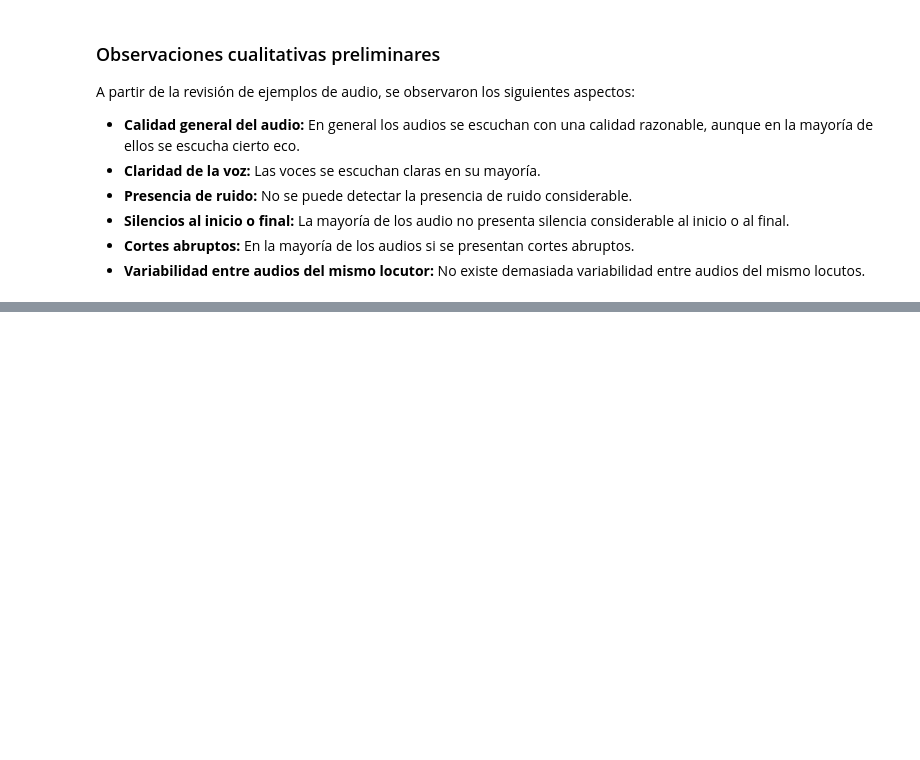
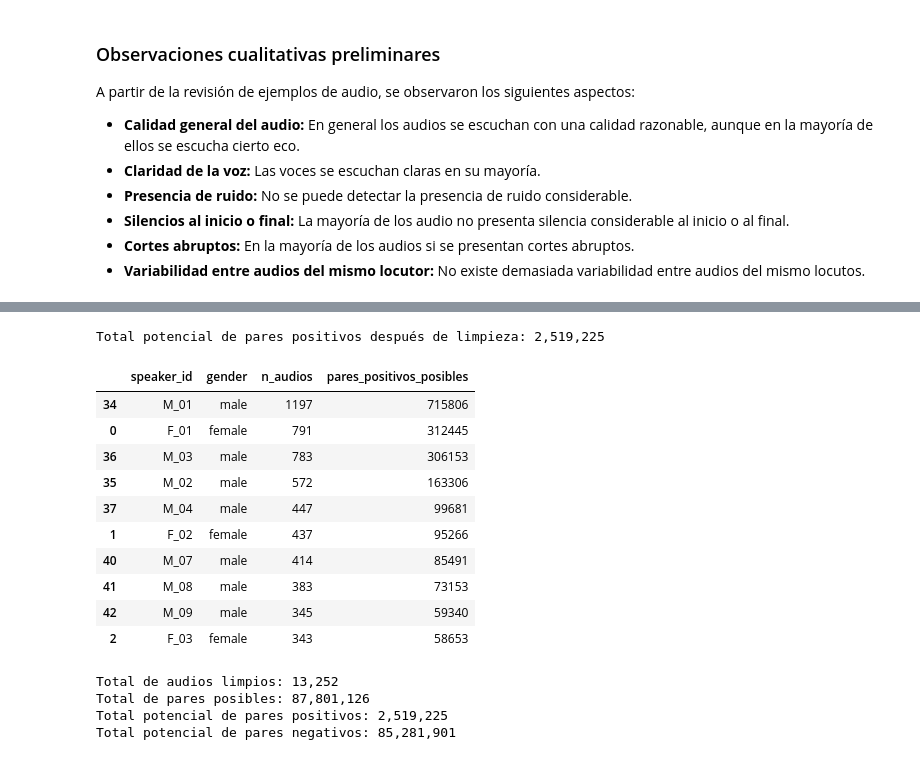
Before and after one commit to CoderDiegoMaximiliano/Servicio-Social-RN-Voz-Forense, a Jupyter notebook: CODIGOS/EXPERIMENTOS/01_exploracion_ciempiess.ipynb, the cells around one changed output, grey strips where cells are left out. Saved outputs shown, nothing was run; the diff lists cells and outputs as text; code cells hidden in the pictures; blank space fills up the shorter version.

```diff
--- a/CODIGOS/EXPERIMENTOS/01_exploracion_ciempiess.ipynb
+++ b/CODIGOS/EXPERIMENTOS/01_exploracion_ciempiess.ipynb
@@ -1367,0 +1788,55 @@ A partir de la revisión de ejemplos de audio, se observaron los siguientes aspe
+# %%
+# ============================================================
+# Pares positivos posibles después de limpieza
+# ============================================================
+
+resumen_locutor_limpio["pares_positivos_posibles"] = (
+    resumen_locutor_limpio["n_audios"]
+    * (resumen_locutor_limpio["n_audios"] - 1)
+    // 2
+)
+
+total_pares_positivos_limpio = (
+    resumen_locutor_limpio["pares_positivos_posibles"].sum()
+)
+
+print(f"Total potencial de pares positivos después de limpieza: {total_pares_positivos_limpio:,}")
+
+resumen_locutor_limpio[
+    ["speaker_id", "gender", "n_audios", "pares_positivos_posibles"]
+].head(10)
+# %% [output]
+Total potencial de pares positivos después de limpieza: 2,519,225
+|  | speaker_id | gender | n_audios | pares_positivos_posibles |
+| 34 | M_01 | male | 1197 | 715806 |
+| 0 | F_01 | female | 791 | 312445 |
+| 36 | M_03 | male | 783 | 306153 |
+| 35 | M_02 | male | 572 | 163306 |
+| 37 | M_04 | male | 447 | 99681 |
+| 1 | F_02 | female | 437 | 95266 |
+| 40 | M_07 | male | 414 | 85491 |
+| 41 | M_08 | male | 383 | 73153 |
+| 42 | M_09 | male | 345 | 59340 |
+| 2 | F_03 | female | 343 | 58653 |
+# %%
+# ============================================================
+# Pares negativos posibles después de limpieza
+# ============================================================
+
+n_audios_limpios = len(df_limpieza)
+
+total_pares_posibles = n_audios_limpios * (n_audios_limpios - 1) // 2
+
+total_pares_negativos_limpio = (
+    total_pares_posibles - total_pares_positivos_limpio
+)
+
+print(f"Total de audios limpios: {n_audios_limpios:,}")
+print(f"Total de pares posibles: {total_pares_posibles:,}")
+print(f"Total potencial de pares positivos: {total_pares_positivos_limpio:,}")
+print(f"Total potencial de pares negativos: {total_pares_negativos_limpio:,}")
+# %% [output]
+Total de audios limpios: 13,252
+Total de pares posibles: 87,801,126
+Total potencial de pares positivos: 2,519,225
+Total potencial de pares negativos: 85,281,901
```
Also changed, not shown: parts of 28 cells of this notebook, 20 other files.
